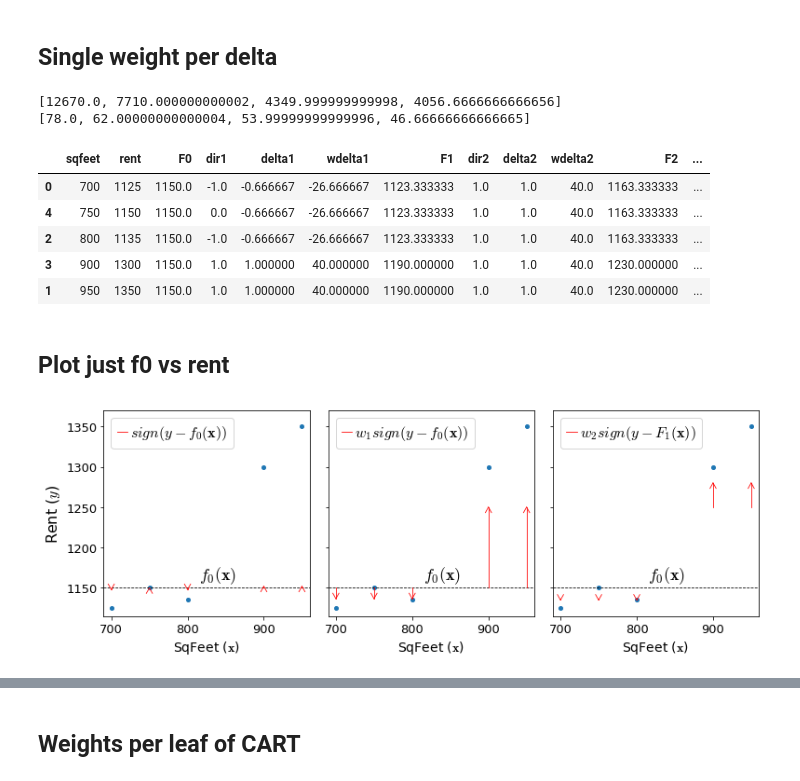
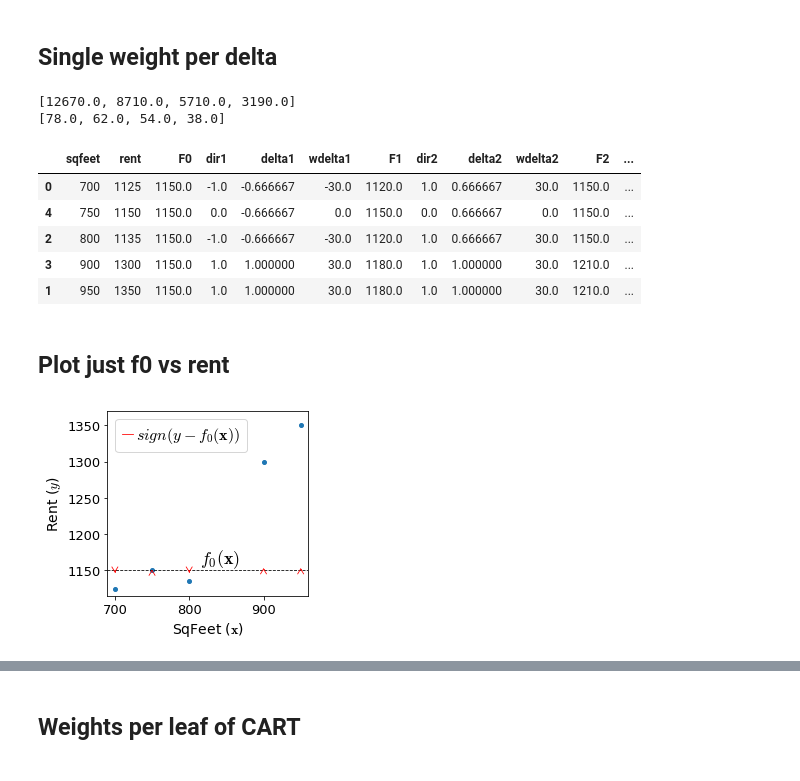
Before and after one commit to parrt/ml-articles, a Jupyter notebook: gradient-boosting/notebooks/dev-mae.ipynb, the cells around one changed output, grey strips where cells are left out. Cells and saved outputs as stored; diff of their text form; code cells hidden in the pictures.

```diff
--- a/gradient-boosting/notebooks/dev-mae.ipynb
+++ b/gradient-boosting/notebooks/dev-mae.ipynb
@@ -71,7 +71,8 @@ def boost(df, xcol, ycol, splits, eta, stages):
         # print("Weight", w[s])
         df[f'dir{s}'] = np.sign(df[ycol] - df[f'F{s-1}'])
         df[f'delta{s}'] = stub_predict(df[xcol], df[f'dir{s}'], splits[s])
-        df[f'wdelta{s}'] = df[f'delta{s}'] * 40
+#         df[f'wdelta{s}'] = df[f'delta{s}'] * 30
+        df[f'wdelta{s}'] = df[f'dir{s}'] * 30
         df[f'F{s}'] = df[f'F{s-1}'] + eta * df[f'wdelta{s}']
 
     mse = [mean_squared_error(df[ycol], df['F'+str(s)]) for s in range(stages)]
@@ -85,100 +86,47 @@ df['deltas'] = df[['delta1','delta2','delta3']].sum(axis=1) # sum deltas
 
 df
 # %% [output]
-[12670.0, 7710.000000000002, 4349.999999999998, 4056.6666666666656]
-[78.0, 62.00000000000004, 53.99999999999996, 46.66666666666665]
+[12670.0, 8710.0, 5710.0, 3190.0]
+[78.0, 62.0, 54.0, 38.0]
 |  | sqfeet | rent | F0 | dir1 | delta1 | wdelta1 | F1 | dir2 | delta2 | wdelta2 | F2 | ... |
-| 0 | 700 | 1125 | 1150.0 | -1.0 | -0.666667 | -26.666667 | 1123.333333 | 1.0 | 1.0 | 40.0 | 1163.333333 | ... |
-| 4 | 750 | 1150 | 1150.0 | 0.0 | -0.666667 | -26.666667 | 1123.333333 | 1.0 | 1.0 | 40.0 | 1163.333333 | ... |
-| 2 | 800 | 1135 | 1150.0 | -1.0 | -0.666667 | -26.666667 | 1123.333333 | 1.0 | 1.0 | 40.0 | 1163.333333 | ... |
-| 3 | 900 | 1300 | 1150.0 | 1.0 | 1.000000 | 40.000000 | 1190.000000 | 1.0 | 1.0 | 40.0 | 1230.000000 | ... |
-| 1 | 950 | 1350 | 1150.0 | 1.0 | 1.000000 | 40.000000 | 1190.000000 | 1.0 | 1.0 | 40.0 | 1230.000000 | ... |
+| 0 | 700 | 1125 | 1150.0 | -1.0 | -0.666667 | -30.0 | 1120.0 | 1.0 | 0.666667 | 30.0 | 1150.0 | ... |
+| 4 | 750 | 1150 | 1150.0 | 0.0 | -0.666667 | 0.0 | 1150.0 | 0.0 | 0.666667 | 0.0 | 1150.0 | ... |
+| 2 | 800 | 1135 | 1150.0 | -1.0 | -0.666667 | -30.0 | 1120.0 | 1.0 | 0.666667 | 30.0 | 1150.0 | ... |
+| 3 | 900 | 1300 | 1150.0 | 1.0 | 1.000000 | 30.0 | 1180.0 | 1.0 | 1.000000 | 30.0 | 1210.0 | ... |
+| 1 | 950 | 1350 | 1150.0 | 1.0 | 1.000000 | 30.0 | 1180.0 | 1.0 | 1.000000 | 30.0 | 1210.0 | ... |
 # %% [markdown]
 ## Plot just f0 vs rent
 # %%
 f0 = df.rent.median()
-fig, axes = plt.subplots(nrows=1, ncols=3, figsize=(11, 4), sharey=True)
+fig, axes = plt.subplots(nrows=1, ncols=1, figsize=(4, 3.5), sharey=True)
 
-# NUMBER 1
 
-ax = axes[0]
+ax = axes
 line1, = ax.plot(df.sqfeet,df.rent,'o', linewidth=.8, markersize=4, label="$y$")
 # fake a line to get smaller red dot
 line2, = ax.plot([0,0],[0,0], c='r', markersize=4, label=r"$sign(y-f_0({\bf x}))$", linewidth=.8)
 ax.plot([df.sqfeet.min()-10,df.sqfeet.max()+10], [f0,f0],
          linewidth=.8, linestyle='--', c='k')
 ax.set_xlim(df.sqfeet.min()-10,df.sqfeet.max()+10)
 ax.set_ylim(df.rent.min()-10, df.rent.max()+20)
 ax.text(815, f0+10, r"$f_0({\bf x})$", fontsize=18)
 
-ax.set_ylabel(r"Rent ($y$)", fontsize=16)
+ax.set_ylabel(r"Rent ($y$)", fontsize=14)
 ax.set_xlabel(r"SqFeet (${\bf x}$)", fontsize=14)
 
 # draw arrows
 for x,y,yhat in zip(df.sqfeet,df.rent,df.F0):
     draw_vector(ax, x, yhat, 0, np.sign(y-yhat)*2, df.rent.max()-df.rent.min())
 
 ax.legend(handles=[line2], fontsize=16,
           loc='upper left',
           labelspacing=.1,
           handletextpad=.2,
           handlelength=.7,
           frameon=True)
 
-# NUMBER 2
-
-ax = axes[1]
-line1, = ax.plot(df.sqfeet,df.rent,'o', linewidth=.8, markersize=4, label="$y$")
-# fake a line to get smaller red dot
-line2, = ax.plot([0,0],[0,0], c='r', markersize=4, label=r"$w_1 sign(y-f_0({\bf x}))$", linewidth=.8)
-ax.plot([df.sqfeet.min()-10,df.sqfeet.max()+10], [f0,f0],
-         linewidth=.8, linestyle='--', c='k')
-ax.set_xlim(df.sqfeet.min()-10,df.sqfeet.max()+10)
-ax.set_ylim(df.rent.min()-10, df.rent.max()+20)
-ax.text(815, f0+10, r"$f_0({\bf x})$", fontsize=18)
-
-ax.set_xlabel(r"SqFeet (${\bf x}$)", fontsize=14)
-
-# draw arrows
-for x,y,yhat,d in zip(df.sqfeet,df.rent,df.F0,df.wdelta1):
-    draw_vector(ax, x, yhat, 0, d, df.rent.max()-df.rent.min())
-
-ax.legend(handles=[line2], fontsize=16,
-          loc='upper left',
-          labelspacing=.1,
-          handletextpad=.2,
-          handlelength=.7,
-          frameon=True)
-
-# NUMBER 3
-
-ax = axes[2]
-line1, = ax.plot(df.sqfeet,df.rent,'o', linewidth=.8, markersize=4, label="$y$")
-# fake a line to get smaller red dot
-line2, = ax.plot([0,0],[0,0], c='r', markersize=4, label=r"$w_2 sign(y-F_1({\bf x}))$", linewidth=.8)
-ax.plot([df.sqfeet.min()-10,df.sqfeet.max()+10], [f0,f0],
-         linewidth=.8, linestyle='--', c='k')
-ax.set_xlim(df.sqfeet.min()-10,df.sqfeet.max()+10)
-ax.set_ylim(df.rent.min()-10, df.rent.max()+20)
-ax.text(815, f0+10, r"$f_0({\bf x})$", fontsize=18)
-
-ax.set_xlabel(r"SqFeet (${\bf x}$)", fontsize=14)
-
-# draw arrows
-for x,y,yhat,d in zip(df.sqfeet,df.rent,df.F1,df.wdelta2):
-    draw_vector(ax, x, yhat, 0, d, df.rent.max()-df.rent.min())
-
-# ax.text(710,1250, "$m=1$", fontsize=18)
-
-ax.legend(handles=[line2], fontsize=16,
-          loc='upper left',
-          labelspacing=.1,
-          handletextpad=.2,
-          handlelength=.7,
-          frameon=True)
-
 plt.tight_layout()
-plt.savefig('/tmp/s.svg')
+plt.savefig('/tmp/v.svg')
 plt.show()
 # %% [output]
-[figure, old version]
+[figure, new version]
```
Also changed, not shown: parts of 2 cells of this notebook, 1 other file.
